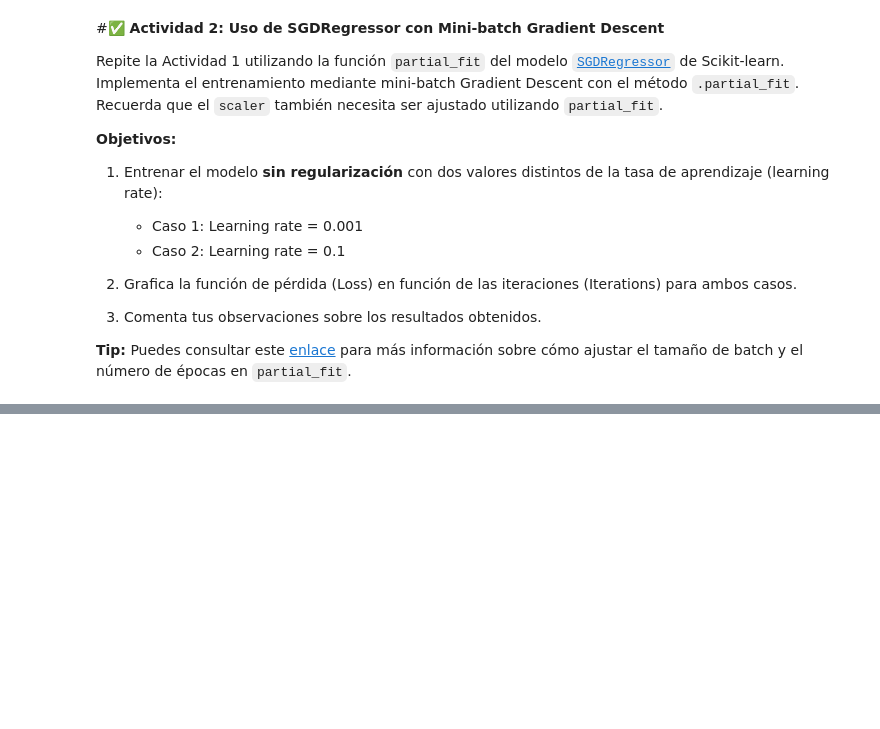
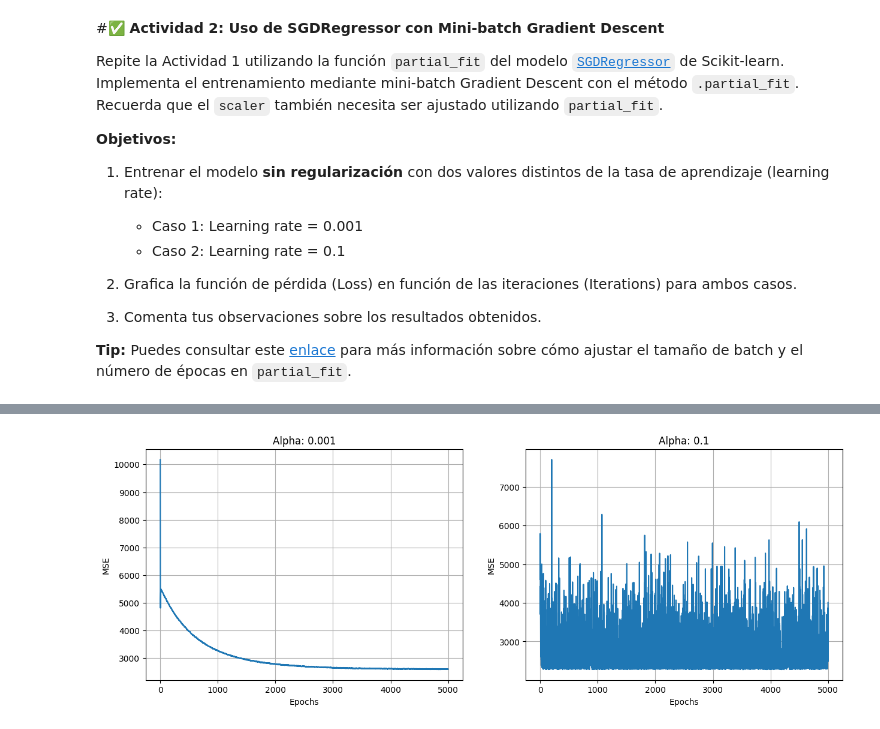
Before and after one commit to JeffAsDRK/Semana_4_IA, a Jupyter notebook: Lab Regresión Lineal Python UL.ipynb, the cells around one changed output, grey strips where cells are left out. Saved outputs shown, nothing was run; the diff lists cells and outputs as text; code cells hidden in the pictures; blank space fills up the shorter version.

```diff
--- a/Lab Regresión Lineal Python UL.ipynb
+++ b/Lab Regresión Lineal Python UL.ipynb
@@ -216,0 +222,11 @@ Coefficient of determination: 0.33
+# %%
+
+fig , axes = plt.subplots(1, len(alphas), figsize=(15, 5))
+for i, alpha in enumerate(alphas):
+    axes[i].plot(error_list[alpha])
+    axes[i].set_title(f"Alpha: {alpha}")
+    axes[i].set_xlabel("Epochs")
+    axes[i].set_ylabel("MSE")
+    axes[i].grid(True)
+# %% [output]
+[figure, added]
```
Also changed, not shown: parts of 3 cells of this notebook, 4 other files.
